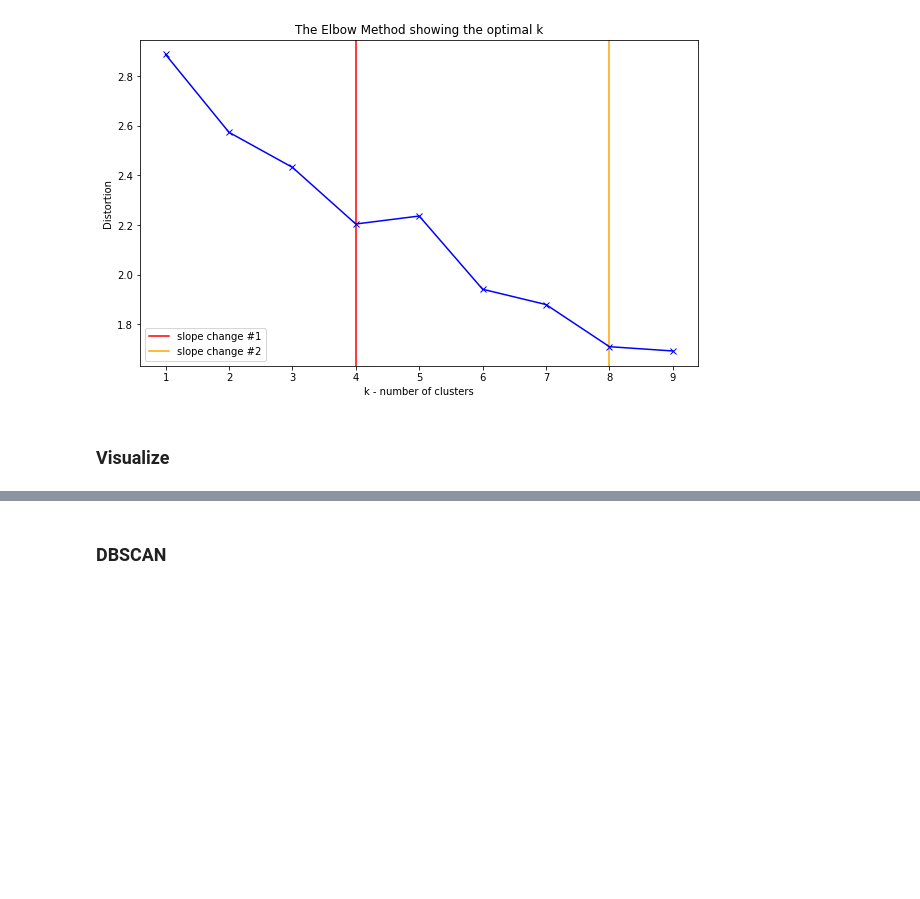
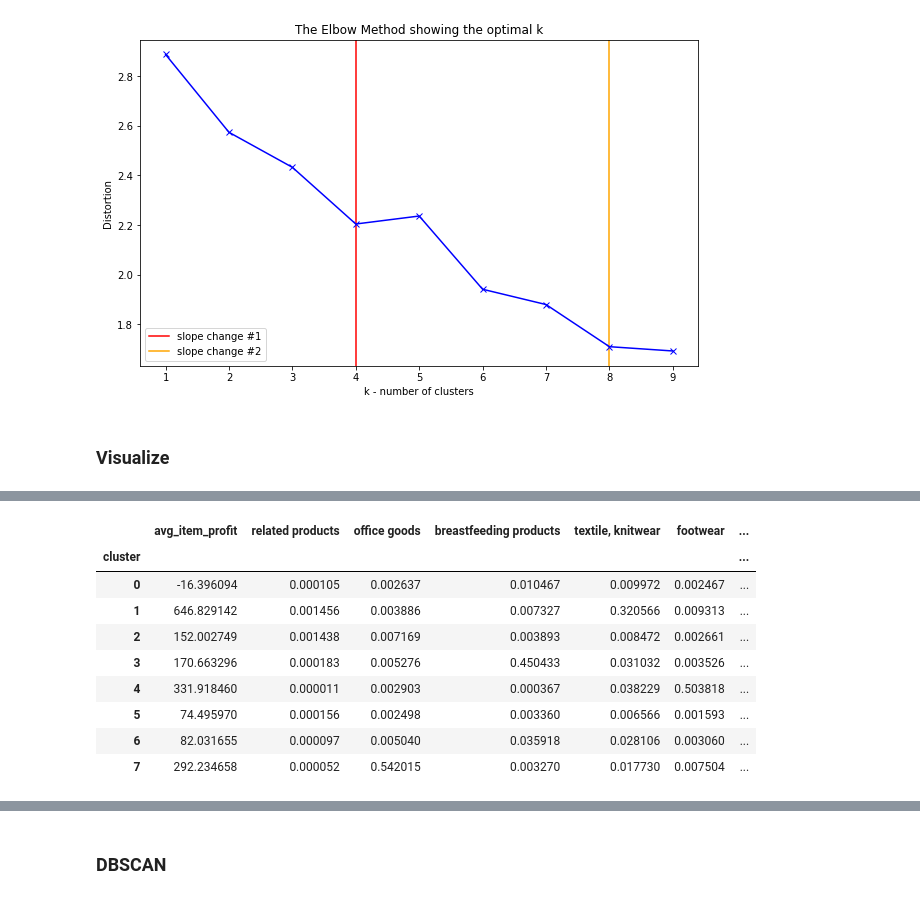
Before and after one commit to onlinex/DSBA_EcommerceRecommendations, a Jupyter notebook: segments.ipynb, the cells around one changed output, grey strips where cells are left out. Cells and saved outputs as stored; diff of their text form; code cells hidden in the pictures; blank space fills up the shorter version.

```diff
--- a/segments.ipynb
+++ b/segments.ipynb
@@ -160,0 +169,14 @@ dtype: int64
+# %%
+stats = summary_stat.groupby('cluster').mean()#.T.plot.bar();
+stats
+# %% [output]
+|  | avg_item_profit | related products | office goods | breastfeeding products | textile, knitwear | footwear | ... |
+| cluster |  |  |  |  |  |  | ... |
+| 0 | -16.396094 | 0.000105 | 0.002637 | 0.010467 | 0.009972 | 0.002467 | ... |
+| 1 | 646.829142 | 0.001456 | 0.003886 | 0.007327 | 0.320566 | 0.009313 | ... |
+| 2 | 152.002749 | 0.001438 | 0.007169 | 0.003893 | 0.008472 | 0.002661 | ... |
+| 3 | 170.663296 | 0.000183 | 0.005276 | 0.450433 | 0.031032 | 0.003526 | ... |
+| 4 | 331.918460 | 0.000011 | 0.002903 | 0.000367 | 0.038229 | 0.503818 | ... |
+| 5 | 74.495970 | 0.000156 | 0.002498 | 0.003360 | 0.006566 | 0.001593 | ... |
+| 6 | 82.031655 | 0.000097 | 0.005040 | 0.035918 | 0.028106 | 0.003060 | ... |
+| 7 | 292.234658 | 0.000052 | 0.542015 | 0.003270 | 0.017730 | 0.007504 | ... |
```
Also changed, not shown: parts of 17 cells of this notebook, 1 other file.
